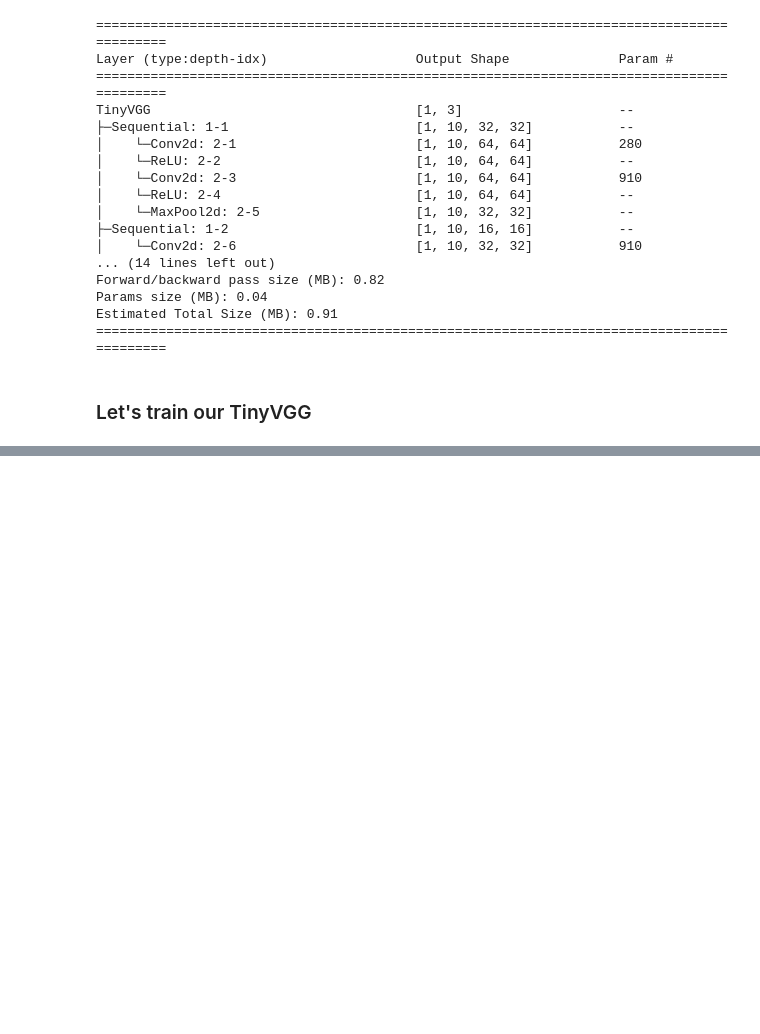
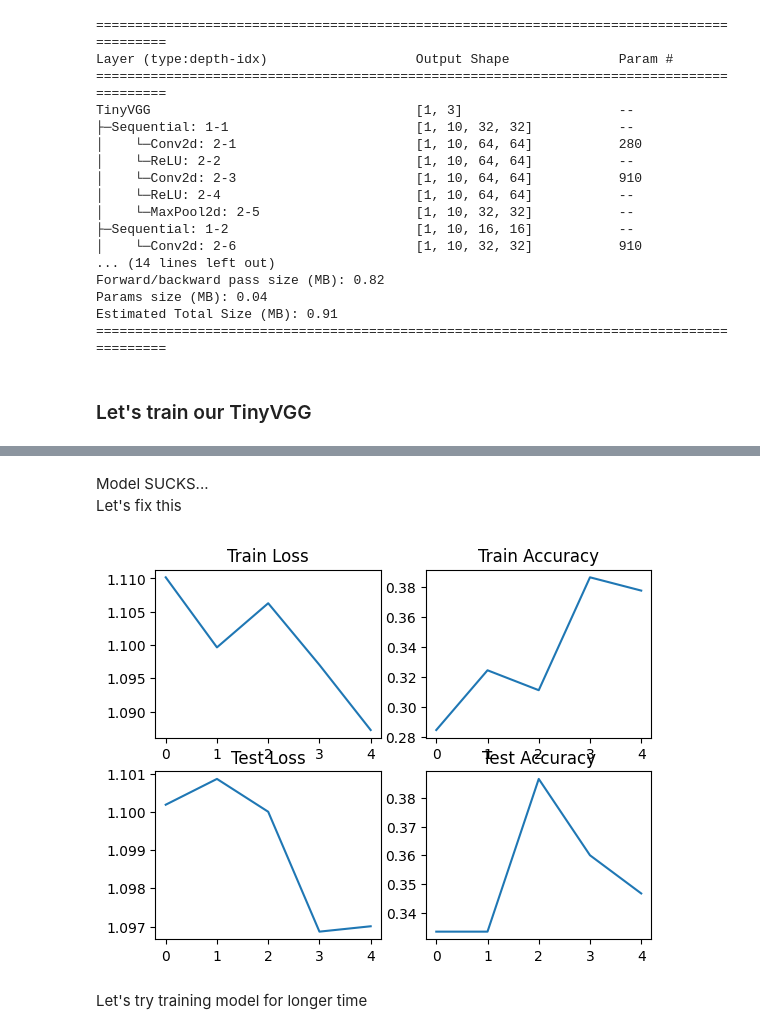
Before and after one commit to Cheslaff/KurwAI-archive, a Jupyter notebook: PyTorch/Study/custom_datasets.ipynb, the cells around one changed output, grey strips where cells are left out. Cells and saved outputs as stored; diff of their text form; code cells hidden in the pictures; blank space fills up the shorter version.

```diff
--- a/PyTorch/Study/custom_datasets.ipynb
+++ b/PyTorch/Study/custom_datasets.ipynb
@@ -496,7 +490,7 @@ def train_step(model, dataloader, loss_fn, optimizer, device):
     loss = loss_fn(logs_pred, y)
     train_loss += loss
 
-    pred = torch.argmax(torch.softmax(logs_pred), dim=1)
+    pred = torch.argmax(torch.softmax(logs_pred, dim=1), dim=1)
     train_acc += (pred == y).sum().item() / len(pred)
 
     optimizer.zero_grad()
@@ -526,11 +520,3 @@ def test_step(model, dataloader, loss_fn, device):
     test_loss /= len(dataloader)
     test_acc /= len(dataloader)
     return test_loss, test_acc
-# %%
-def train(model, train_dl, test_dl, optimizer, loss_fn, epochs=5):
-  results = {
-      "train_loss": [],
-      "train_acc": [],
-      "test_loss": [],
-      "test_acc": []
-  }
@@ -536,0 +555,12 @@ def train(model, train_dl, test_dl, optimizer, loss_fn, epochs=5):
+# %%
+torch.manual_seed(42)
+torch.cuda.manual_seed(42)
+N_EPOCHS = 5
+
+loss_fn = nn.CrossEntropyLoss()
+optimizer = torch.optim.Adam(params=modelka_0.parameters(), lr=0.001)
+
+modelka_0_res = train(modelka_0,
+                      train_dataloader_simple,
+                      test_dataloader_simple,
+                      optimizer, loss_fn, device, N_EPOCHS)
@@ -536,0 +573,25 @@ def train(model, train_dl, test_dl, optimizer, loss_fn, epochs=5):
+# %% [markdown]
+Model SUCKS...<br>
+Let's fix this
+# %%
+# PLOT LOSS CURVES
+
+plt.subplot(2, 2, 1)
+plt.title("Train Loss")
+plt.plot(range(N_EPOCHS), modelka_0_res["train_loss"])
+
+plt.subplot(2, 2, 2)
+plt.title("Train Accuracy")
+plt.plot(range(N_EPOCHS), modelka_0_res["train_acc"])
+
+plt.subplot(2, 2, 3)
+plt.title("Test Loss")
+plt.plot(range(N_EPOCHS), modelka_0_res["test_loss"])
+
+plt.subplot(2, 2, 4)
+plt.title("Test Accuracy")
+plt.plot(range(N_EPOCHS), modelka_0_res["test_acc"]);
+# %% [output]
+[figure, added]
+# %% [markdown]
+Let's try training model for longer time
```
Also changed, not shown: parts of 20 cells of this notebook.
